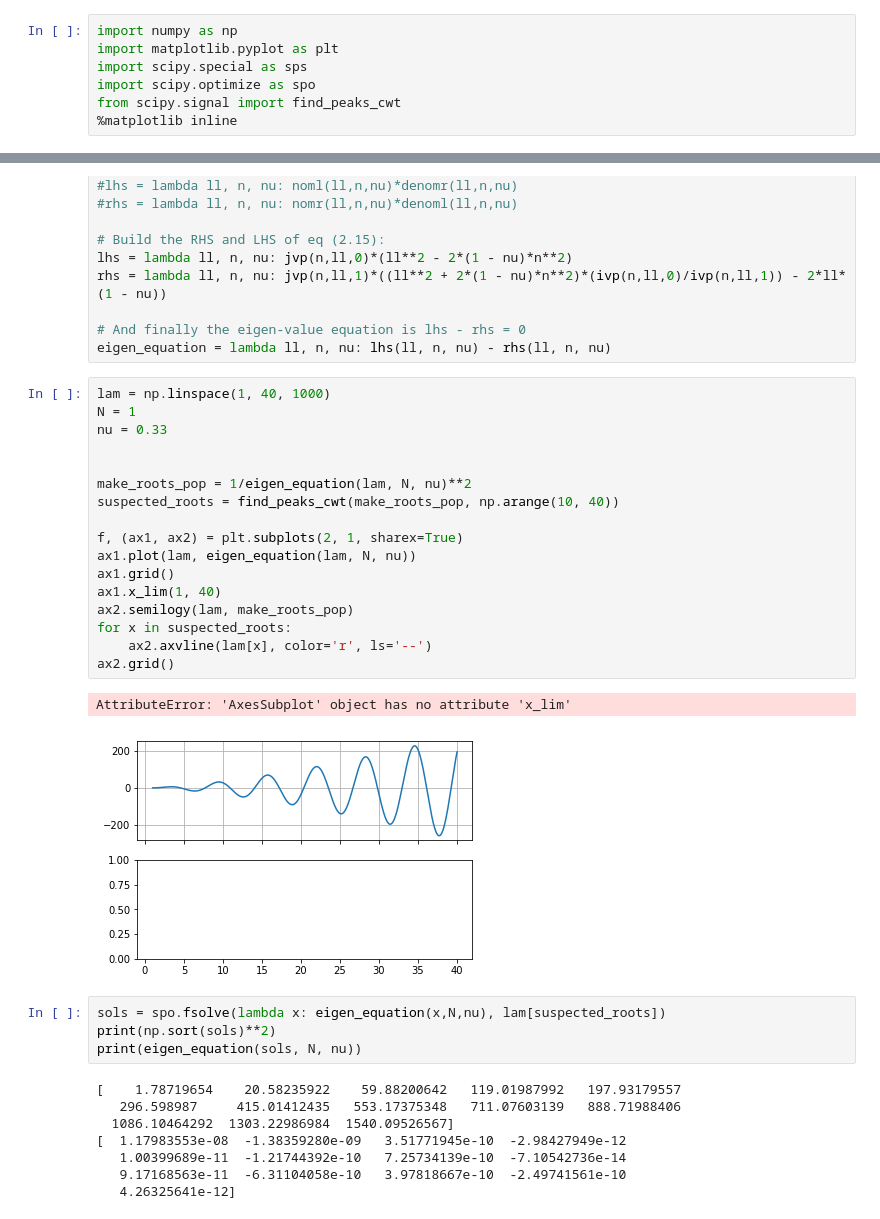
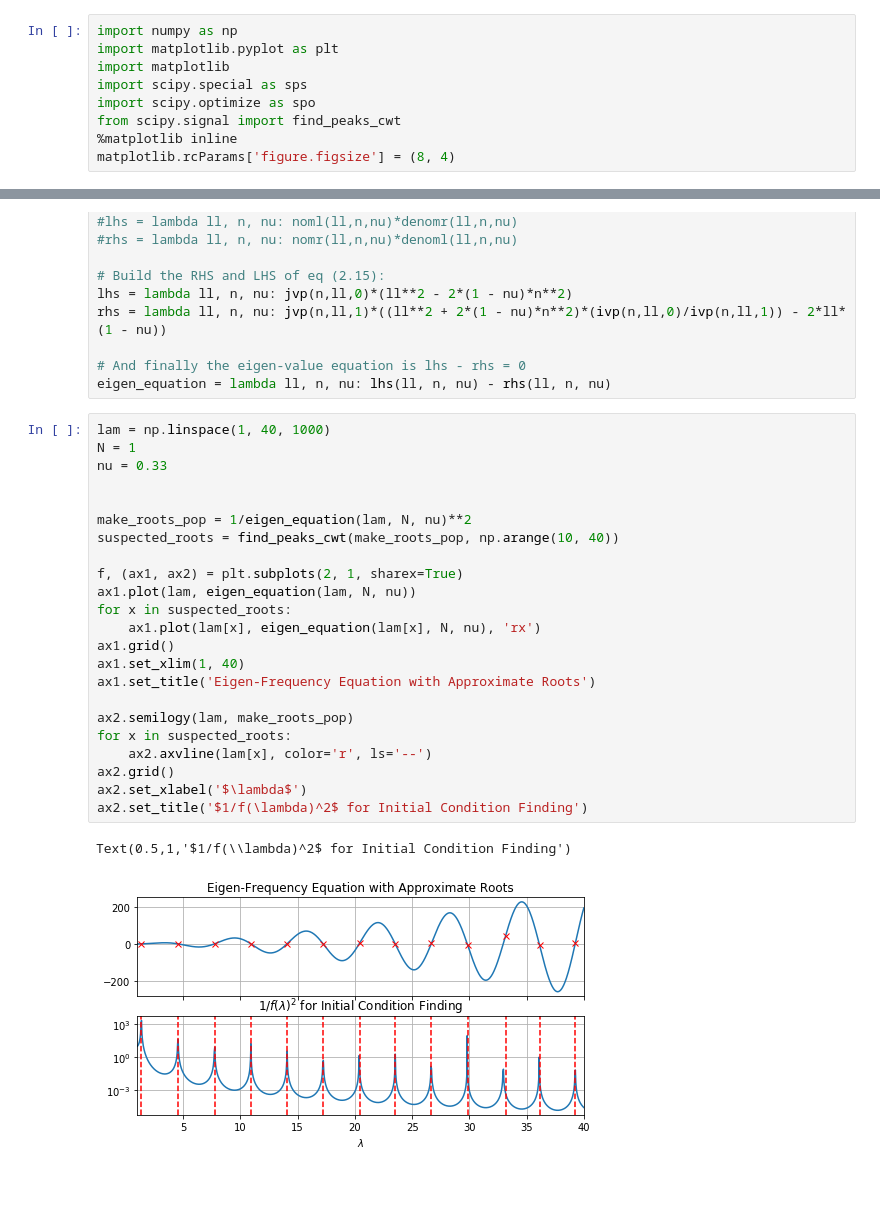
Before and after one commit to yotamat/ipynb, a Jupyter notebook: eigen_frequencies_of_circular_plates.ipynb, the cells around one changed output, grey strips where cells are left out. Drawn from its saved outputs; the diff is of its cells as text; blank space fills up the shorter version.

```diff
--- a/eigen_frequencies_of_circular_plates.ipynb
+++ b/eigen_frequencies_of_circular_plates.ipynb
@@ -29,10 +29,12 @@ equation 2.14 & 2.15
 # %%
 import numpy as np
 import matplotlib.pyplot as plt
+import matplotlib
 import scipy.special as sps
 import scipy.optimize as spo
 from scipy.signal import find_peaks_cwt
 %matplotlib inline
+matplotlib.rcParams['figure.figsize'] = (8, 4)
 # %%
 # Bessel function of the first kind of order v, argument z, n'th derivative: jvp(v,z,n)
 jvp = sps.jvp
@@ -57,32 +59,26 @@ eigen_equation = lambda ll, n, nu: lhs(ll, n, nu) - rhs(ll, n, nu)
 # %%
 lam = np.linspace(1, 40, 1000)
 N = 1
 nu = 0.33
 
 
 make_roots_pop = 1/eigen_equation(lam, N, nu)**2
 suspected_roots = find_peaks_cwt(make_roots_pop, np.arange(10, 40))
 
 f, (ax1, ax2) = plt.subplots(2, 1, sharex=True)
 ax1.plot(lam, eigen_equation(lam, N, nu))
+for x in suspected_roots:
+    ax1.plot(lam[x], eigen_equation(lam[x], N, nu), 'rx')
 ax1.grid()
-ax1.x_lim(1, 40)
+ax1.set_xlim(1, 40)
+ax1.set_title('Eigen-Frequency Equation with Approximate Roots')
+
 ax2.semilogy(lam, make_roots_pop)
 for x in suspected_roots:
     ax2.axvline(lam[x], color='r', ls='--')
 ax2.grid()
+ax2.set_xlabel('$\lambda$')
+ax2.set_title('$1/f(\lambda)^2$ for Initial Condition Finding')
 # %% [output]
-AttributeError: 'AxesSubplot' object has no attribute 'x_lim'
+Text(0.5,1,'$1/f(\\lambda)^2$ for Initial Condition Finding')
-[figure, old version]
+[figure, new version]
-# %%
-sols = spo.fsolve(lambda x: eigen_equation(x,N,nu), lam[suspected_roots])
-print(np.sort(sols)**2)
-print(eigen_equation(sols, N, nu))
-# %% [output]
-[    1.78719654    20.58235922    59.88200642   119.01987992   197.93179557
-   296.598987     415.01412435   553.17375348   711.07603139   888.71988406
-  1086.10464292  1303.22986984  1540.09526567]
-[  1.17983553e-08  -1.38359280e-09   3.51771945e-10  -2.98427949e-12
-   1.00399689e-11  -1.21744392e-10   7.25734139e-10  -7.10542736e-14
-   9.17168563e-11  -6.31104058e-10   3.97818667e-10  -2.49741561e-10
-   4.26325641e-12]
```
Also changed, not shown: parts of 1 cell of this notebook.
